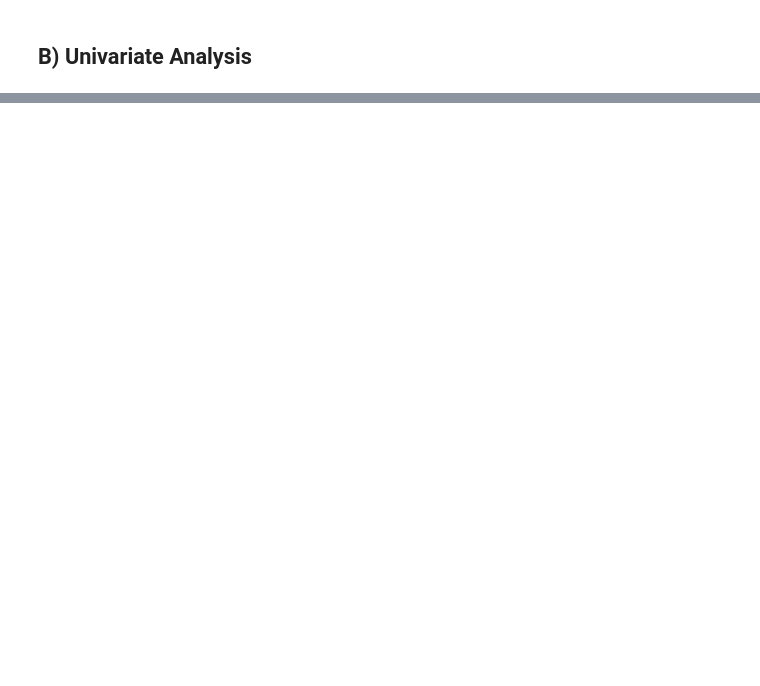
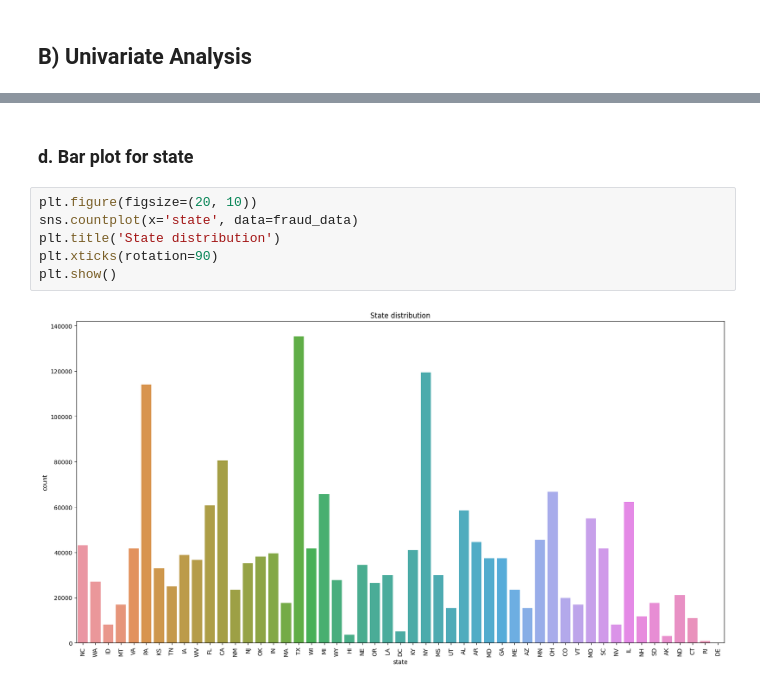
Before and after one commit to arthuralbarelli/ml-credit-card-fraud-detection, a Jupyter notebook: credit_card_fraud_exploratory_analysis.ipynb, the cells around one changed output, grey strips where cells are left out. Drawn from its saved outputs; the diff is of its cells as text; blank space fills up the shorter version.

```diff
--- a/credit_card_fraud_exploratory_analysis.ipynb
+++ b/credit_card_fraud_exploratory_analysis.ipynb
@@ -177,0 +170,10 @@ plt.show()
+# %% [markdown]
+### d. Bar plot for state
+# %%
+plt.figure(figsize=(20, 10))
+sns.countplot(x='state', data=fraud_data)
+plt.title('State distribution')
+plt.xticks(rotation=90)
+plt.show()
+# %% [output]
+[figure, added]
```
Also changed, not shown: parts of 14 cells of this notebook, 1 other file.
